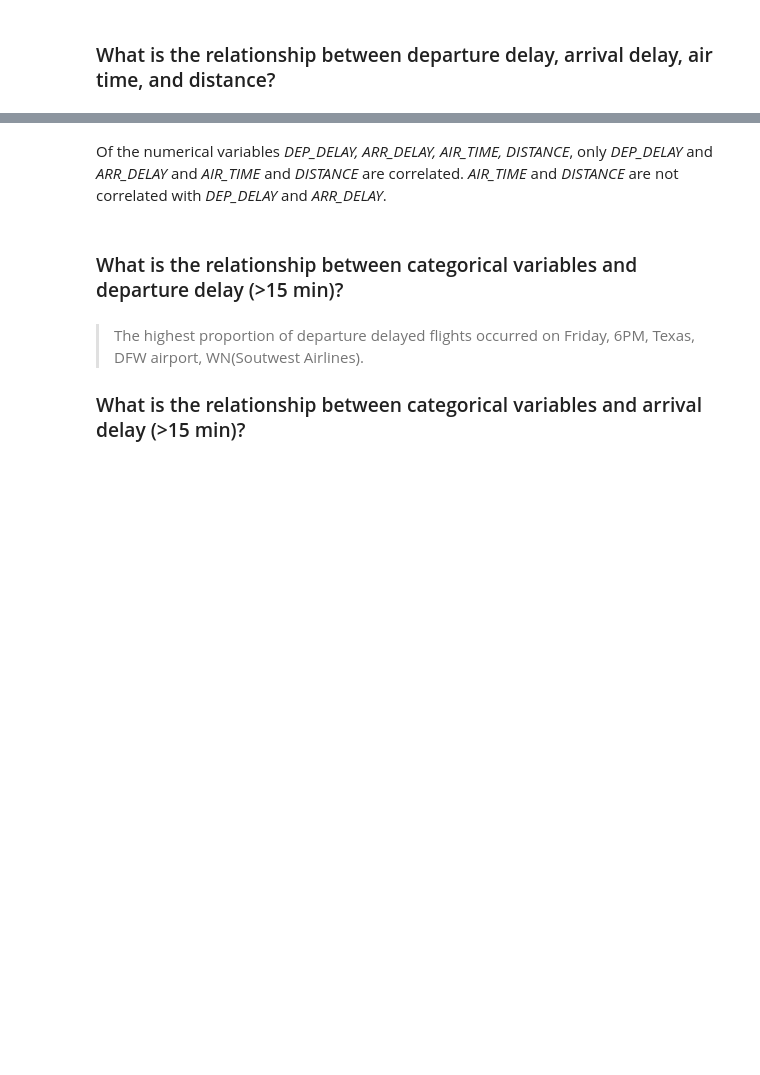
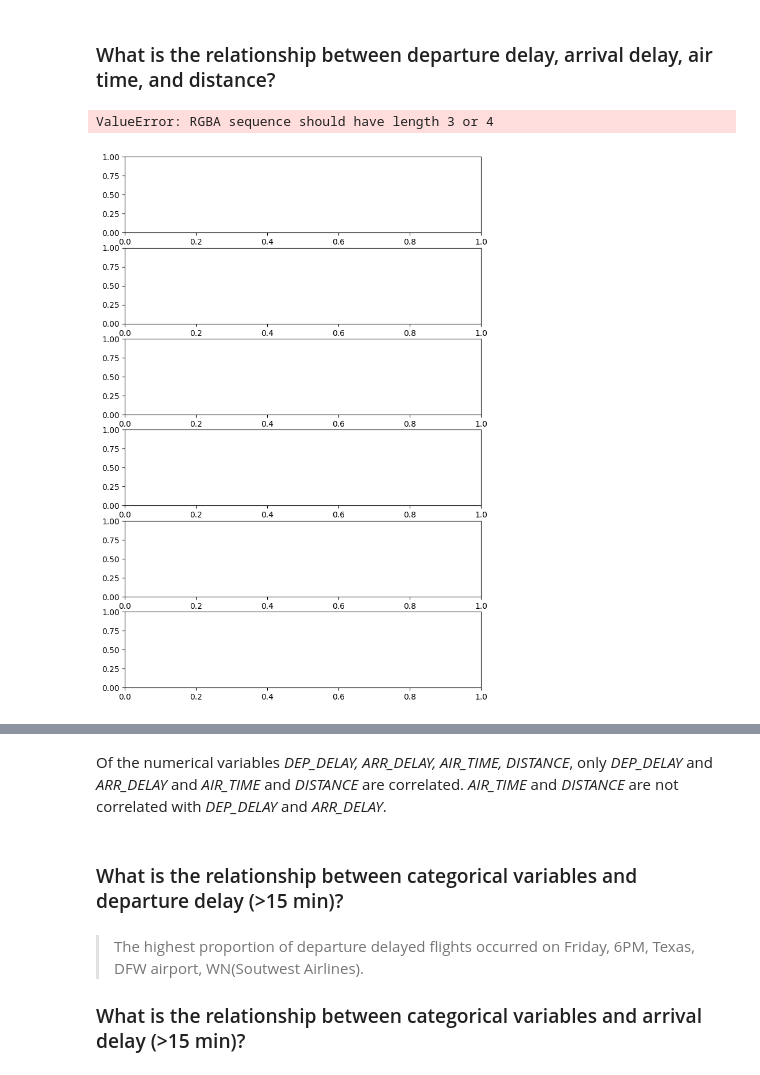
Before and after one commit to jiyoonlee96/Udacity_Data_Analyst_Nanodegree, a Jupyter notebook: Project 5/Udacity_DAND_Project5.ipynb, the cells around one changed output, grey strips where cells are left out. Saved outputs shown, nothing was run; the diff lists cells and outputs as text; code cells hidden in the pictures; blank space fills up the shorter version.

```diff
--- a/Project 5/Udacity_DAND_Project5.ipynb
+++ b/Project 5/Udacity_DAND_Project5.ipynb
@@ -414,2 +440,13 @@ nlargest('Description')
 # %% [markdown]
 ### What is the relationship between departure delay, arrival delay, air time, and distance?
+# %%
+cols = ['DAY_OF_WEEK','WEEKDAY_WEEKEND','DEP_HOUR','DEP_TIME_AM','ARR_HOUR','ARR_TIME_AM']
+colors = sns.color_palette("husl", 8)
+f, axs = plt.subplots(len(cols), 1, figsize=(8,12))
+for ax, col in zip(axs, cols):
+    filtered_data = flights[~pd.isna(flights[col])]
+    sns.countplot(x=filtered_data[col], hue=filtered_data['DEP_DEL15'], color=colors, ax=ax)
+f.tight_layout()
+# %% [output]
+ValueError: RGBA sequence should have length 3 or 4
+[figure, added]
```
Also changed, not shown: parts of 10 cells of this notebook.
